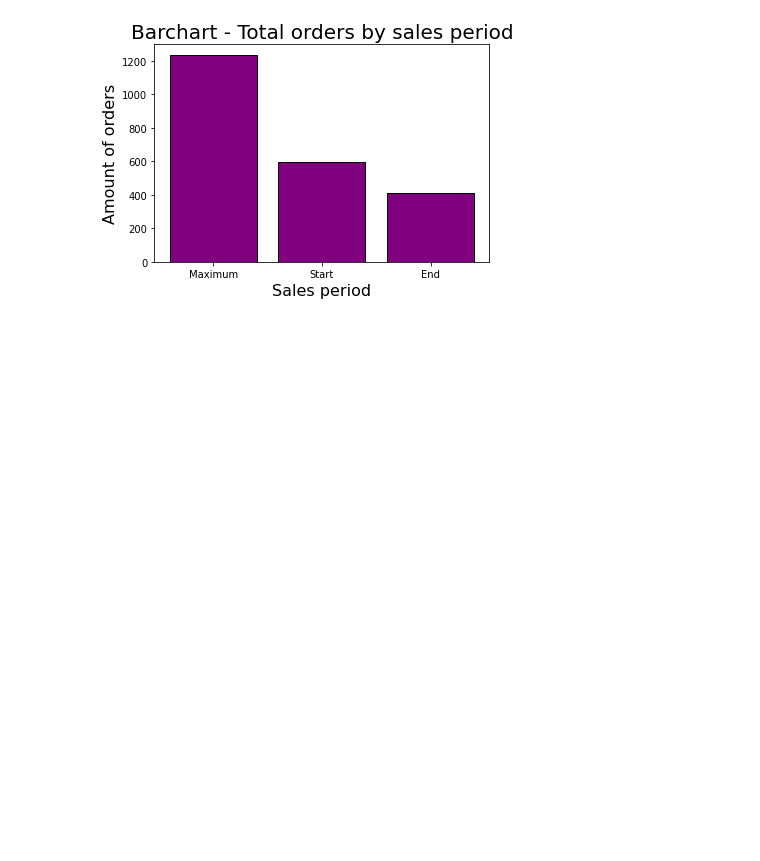
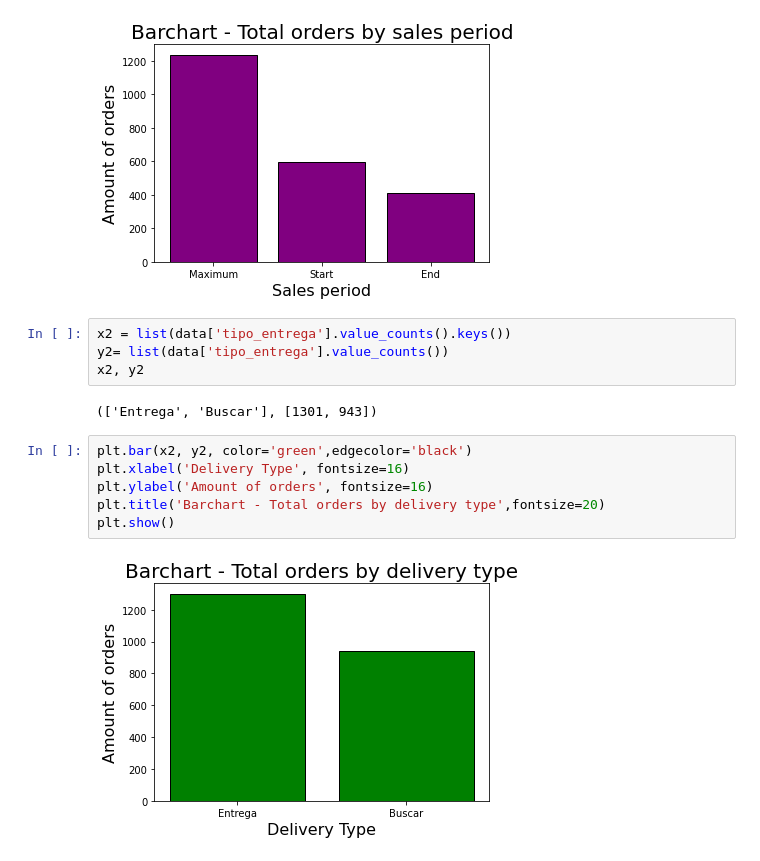
Before and after one commit to victor-s-santos/discovering-association-rules, a Jupyter notebook: 02-pizzeria/charts.ipynb, the cells around one changed output. Drawn from its saved outputs; the diff is of its cells as text; blank space fills up the shorter version.

Commit message:
delivery type chart

```diff
--- a/02-pizzeria/charts.ipynb
+++ b/02-pizzeria/charts.ipynb
@@ -49,3 +49,17 @@ plt.title('Barchart - Total orders by sales period',fontsize=20)
 plt.show()
 # %% [output]
 [figure]
+# %%
+x2 = list(data['tipo_entrega'].value_counts().keys())
+y2= list(data['tipo_entrega'].value_counts())
+x2, y2
+# %% [output]
+(['Entrega', 'Buscar'], [1301, 943])
+# %%
+plt.bar(x2, y2, color='green',edgecolor='black')
+plt.xlabel('Delivery Type', fontsize=16)
+plt.ylabel('Amount of orders', fontsize=16)
+plt.title('Barchart - Total orders by delivery type',fontsize=20)
+plt.show()
+# %% [output]
+[figure, added]
```
